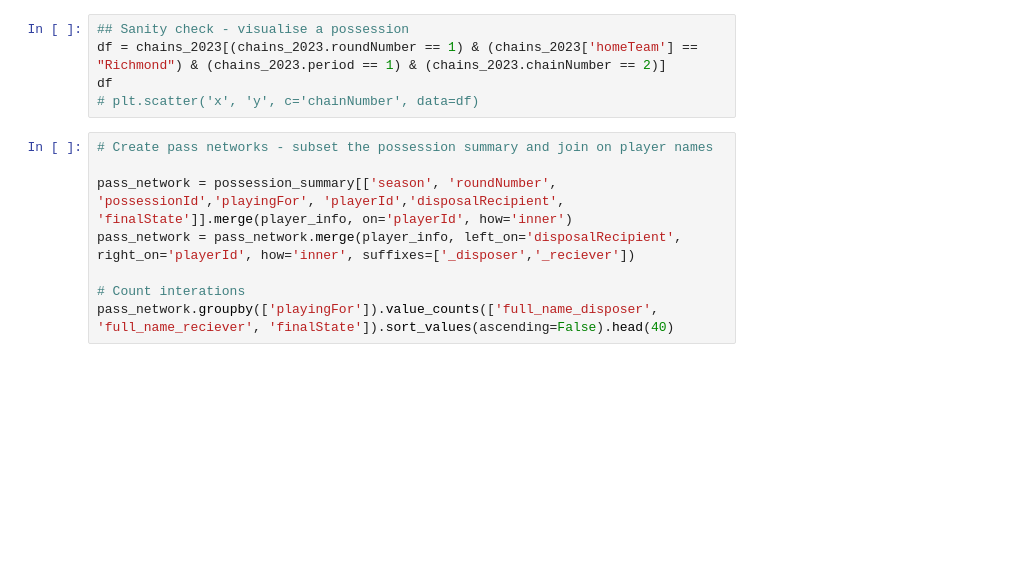
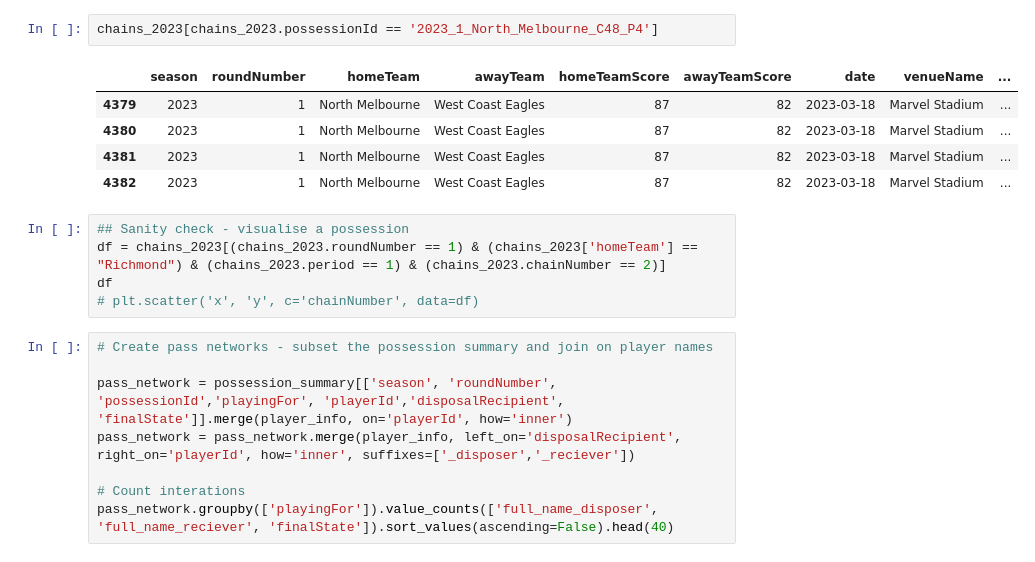
Before and after one commit to davescroggs/xThreat, a Jupyter notebook: python/pass_networks.ipynb, the cells around one changed output. Saved outputs shown, nothing was run; the diff lists cells and outputs as text; blank space fills up the shorter version.

```diff
--- a/python/pass_networks.ipynb
+++ b/python/pass_networks.ipynb
@@ -99,3 +198,11 @@ possession_summary.sort_values('deltaDistFromGoal', ascending=True).head(2).merg
+# %%
+chains_2023[chains_2023.possessionId == '2023_1_North_Melbourne_C48_P4']
+# %% [output]
+|  | season | roundNumber | homeTeam | awayTeam | homeTeamScore | awayTeamScore | date | venueName | ... |
+| 4379 | 2023 | 1 | North Melbourne | West Coast Eagles | 87 | 82 | 2023-03-18 | Marvel Stadium | ... |
+| 4380 | 2023 | 1 | North Melbourne | West Coast Eagles | 87 | 82 | 2023-03-18 | Marvel Stadium | ... |
+| 4381 | 2023 | 1 | North Melbourne | West Coast Eagles | 87 | 82 | 2023-03-18 | Marvel Stadium | ... |
+| 4382 | 2023 | 1 | North Melbourne | West Coast Eagles | 87 | 82 | 2023-03-18 | Marvel Stadium | ... |
 # %%
 ## Sanity check - visualise a possession
 df = chains_2023[(chains_2023.roundNumber == 1) & (chains_2023['homeTeam'] == "Richmond") & (chains_2023.period == 1) & (chains_2023.chainNumber == 2)]
```
Also changed, not shown: parts of 11 cells of this notebook.
